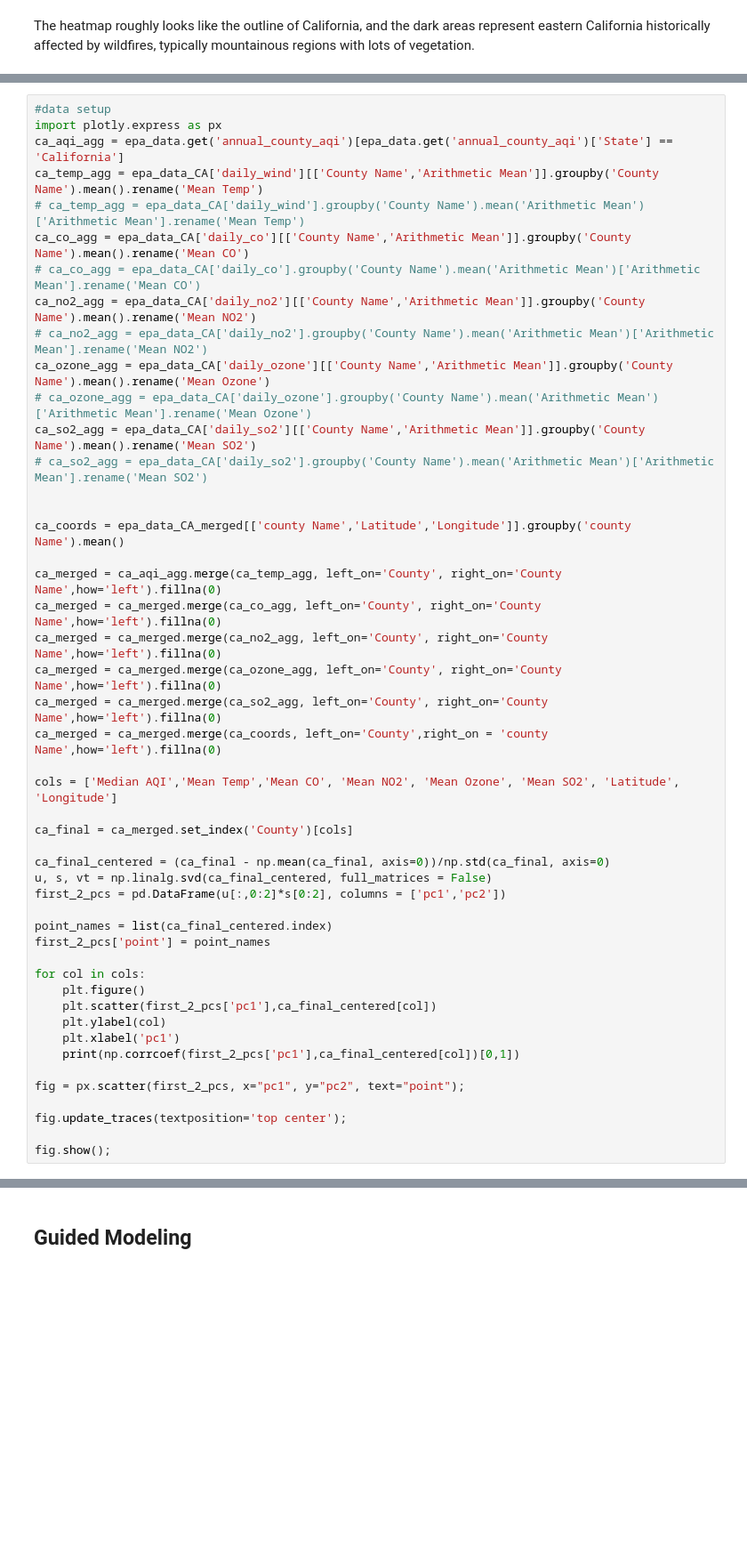
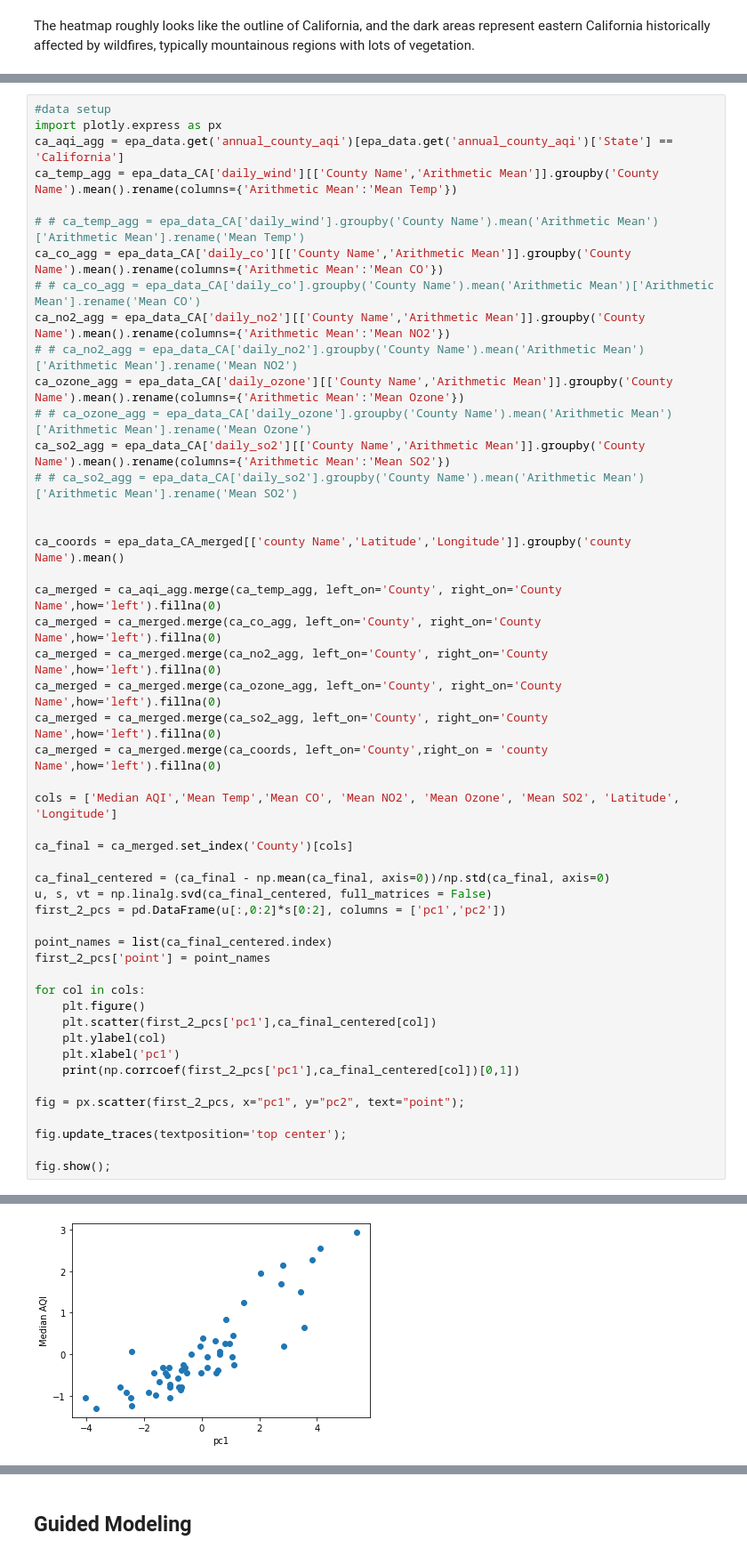
Before and after one commit to zimine/Data200-project, a Jupyter notebook: EDA_grad_project_wind.ipynb, the cells around one changed output, grey strips where cells are left out. Shown at 89% size. Cells and saved outputs as stored; diff of their text form; blank space fills up the shorter version.

```diff
--- a/EDA_grad_project_wind.ipynb
+++ b/EDA_grad_project_wind.ipynb
@@ -578,16 +602,17 @@ The heatmap roughly looks like the outline of California, and the dark areas rep
 #data setup
 import plotly.express as px
 ca_aqi_agg = epa_data.get('annual_county_aqi')[epa_data.get('annual_county_aqi')['State'] == 'California']
-ca_temp_agg = epa_data_CA['daily_wind'][['County Name','Arithmetic Mean']].groupby('County Name').mean().rename('Mean Temp')
-# ca_temp_agg = epa_data_CA['daily_wind'].groupby('County Name').mean('Arithmetic Mean')['Arithmetic Mean'].rename('Mean Temp')
-ca_co_agg = epa_data_CA['daily_co'][['County Name','Arithmetic Mean']].groupby('County Name').mean().rename('Mean CO')
-# ca_co_agg = epa_data_CA['daily_co'].groupby('County Name').mean('Arithmetic Mean')['Arithmetic Mean'].rename('Mean CO')
-ca_no2_agg = epa_data_CA['daily_no2'][['County Name','Arithmetic Mean']].groupby('County Name').mean().rename('Mean NO2')
-# ca_no2_agg = epa_data_CA['daily_no2'].groupby('County Name').mean('Arithmetic Mean')['Arithmetic Mean'].rename('Mean NO2')
-ca_ozone_agg = epa_data_CA['daily_ozone'][['County Name','Arithmetic Mean']].groupby('County Name').mean().rename('Mean Ozone')
-# ca_ozone_agg = epa_data_CA['daily_ozone'].groupby('County Name').mean('Arithmetic Mean')['Arithmetic Mean'].rename('Mean Ozone')
-ca_so2_agg = epa_data_CA['daily_so2'][['County Name','Arithmetic Mean']].groupby('County Name').mean().rename('Mean SO2')
-# ca_so2_agg = epa_data_CA['daily_so2'].groupby('County Name').mean('Arithmetic Mean')['Arithmetic Mean'].rename('Mean SO2')
+ca_temp_agg = epa_data_CA['daily_wind'][['County Name','Arithmetic Mean']].groupby('County Name').mean().rename(columns={'Arithmetic Mean':'Mean Temp'})
+
+# # ca_temp_agg = epa_data_CA['daily_wind'].groupby('County Name').mean('Arithmetic Mean')['Arithmetic Mean'].rename('Mean Temp')
+ca_co_agg = epa_data_CA['daily_co'][['County Name','Arithmetic Mean']].groupby('County Name').mean().rename(columns={'Arithmetic Mean':'Mean CO'})
+# # ca_co_agg = epa_data_CA['daily_co'].groupby('County Name').mean('Arithmetic Mean')['Arithmetic Mean'].rename('Mean CO')
+ca_no2_agg = epa_data_CA['daily_no2'][['County Name','Arithmetic Mean']].groupby('County Name').mean().rename(columns={'Arithmetic Mean':'Mean NO2'})
+# # ca_no2_agg = epa_data_CA['daily_no2'].groupby('County Name').mean('Arithmetic Mean')['Arithmetic Mean'].rename('Mean NO2')
+ca_ozone_agg = epa_data_CA['daily_ozone'][['County Name','Arithmetic Mean']].groupby('County Name').mean().rename(columns={'Arithmetic Mean':'Mean Ozone'})
+# # ca_ozone_agg = epa_data_CA['daily_ozone'].groupby('County Name').mean('Arithmetic Mean')['Arithmetic Mean'].rename('Mean Ozone')
+ca_so2_agg = epa_data_CA['daily_so2'][['County Name','Arithmetic Mean']].groupby('County Name').mean().rename(columns={'Arithmetic Mean':'Mean SO2'})
+# # ca_so2_agg = epa_data_CA['daily_so2'].groupby('County Name').mean('Arithmetic Mean')['Arithmetic Mean'].rename('Mean SO2')
 
 
 ca_coords = epa_data_CA_merged[['county Name','Latitude','Longitude']].groupby('county Name').mean()
@@ -626,0 +661 @@ TypeError: Index(...) must be called with a collection of some kind, 'Mean Temp'
+[figure, added]
```
Also changed, not shown: parts of 6 cells of this notebook.
